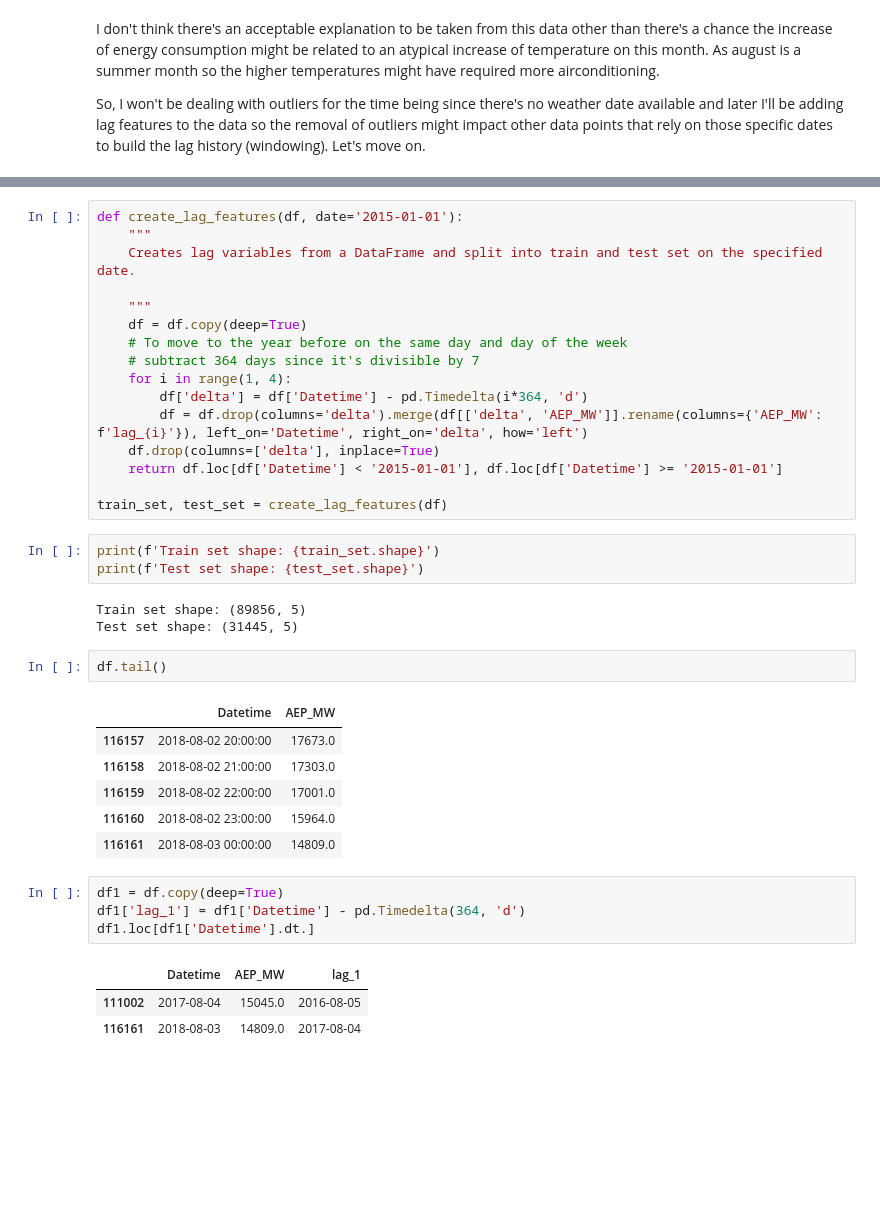
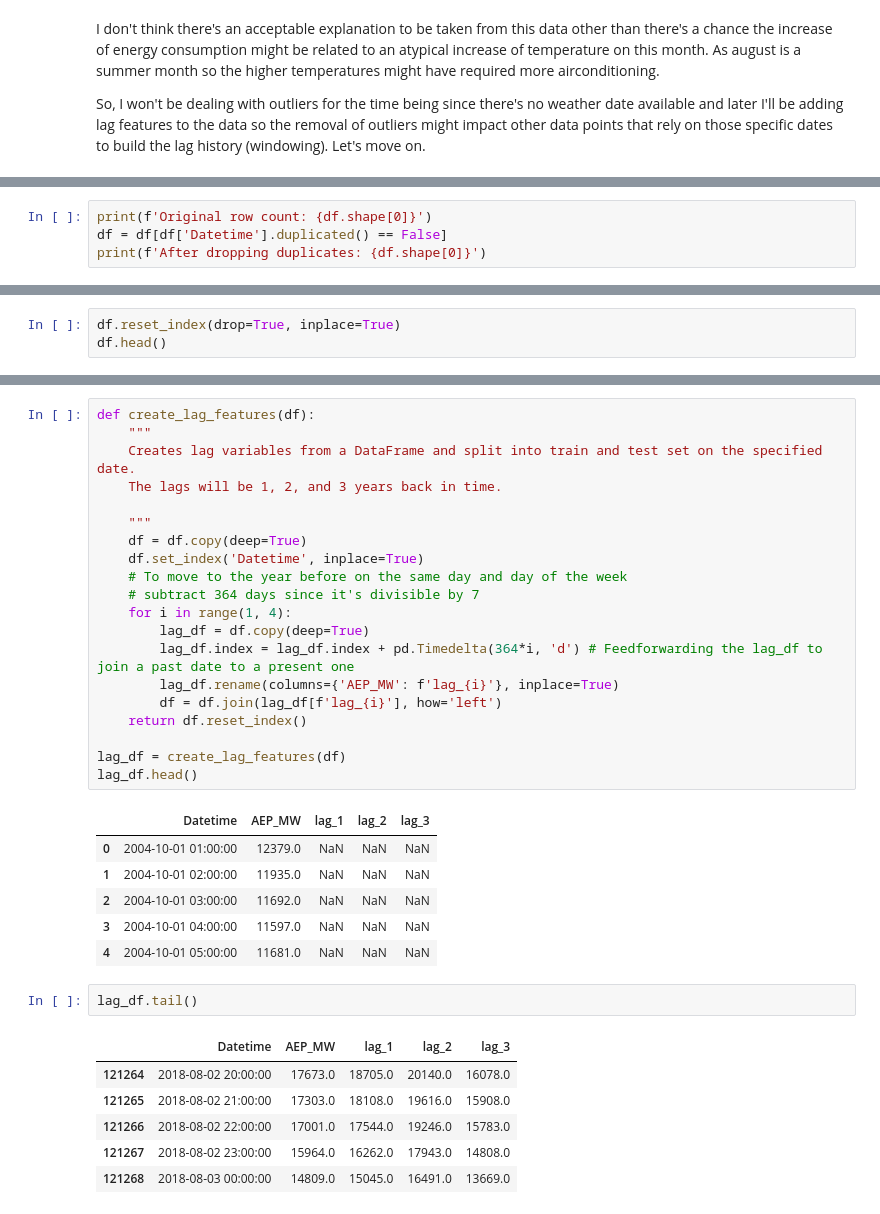
Before and after one commit to brenoingwersen/time-series-forecasting, a Jupyter notebook: Energy Consumption/Notebooks/Energy Consumption_v2.ipynb, the cells around one changed output, grey strips where cells are left out. Cells and saved outputs as stored; diff of their text form; blank space fills up the shorter version.

```diff
--- a/Energy Consumption/Notebooks/Energy Consumption_v2.ipynb
+++ b/Energy Consumption/Notebooks/Energy Consumption_v2.ipynb
@@ -227,0 +247,4 @@ So, I won't be dealing with outliers for the time being since there's no weather
+# %%
+print(f'Original row count: {df.shape[0]}')
+df = df[df['Datetime'].duplicated() == False]
+print(f'After dropping duplicates: {df.shape[0]}')
@@ -227,0 +254,3 @@ So, I won't be dealing with outliers for the time being since there's no weather
+# %%
+df.reset_index(drop=True, inplace=True)
+df.head()
@@ -238,39 +272,36 @@ So, as a rule of thumb the lag features should be as far as I want my model to p
-# %%
-def create_lag_features(df, date='2015-01-01'):
-    """
-    Creates lag variables from a DataFrame and split into train and test set on the specified date.
-
-    """
-    df = df.copy(deep=True)
-    # To move to the year before on the same day and day of the week
-    # subtract 364 days since it's divisible by 7
-    for i in range(1, 4):
-        df['delta'] = df['Datetime'] - pd.Timedelta(i*364, 'd')
-        df = df.drop(columns='delta').merge(df[['delta', 'AEP_MW']].rename(columns={'AEP_MW': f'lag_{i}'}), left_on='Datetime', right_on='delta', how='left')
-    df.drop(columns=['delta'], inplace=True)
-    return df.loc[df['Datetime'] < '2015-01-01'], df.loc[df['Datetime'] >= '2015-01-01']
-
-train_set, test_set = create_lag_features(df)
-# %%
-print(f'Train set shape: {train_set.shape}')
-print(f'Test set shape: {test_set.shape}')
-# %% [output]
-Train set shape: (89856, 5)
-Test set shape: (31445, 5)
-# %%
-df.tail()
-# %% [output]
-|  | Datetime | AEP_MW |
-| 116157 | 2018-08-02 20:00:00 | 17673.0 |
-| 116158 | 2018-08-02 21:00:00 | 17303.0 |
-| 116159 | 2018-08-02 22:00:00 | 17001.0 |
-| 116160 | 2018-08-02 23:00:00 | 15964.0 |
-| 116161 | 2018-08-03 00:00:00 | 14809.0 |
 # %%
-df1 = df.copy(deep=True)
-df1['lag_1'] = df1['Datetime'] - pd.Timedelta(364, 'd')
-df1.loc[df1['Datetime'].dt.]
+def create_lag_features(df):
+    """
+    Creates lag variables from a DataFrame and split into train and test set on the specified date.
+    The lags will be 1, 2, and 3 years back in time.
+
+    """
+    df = df.copy(deep=True)
+    df.set_index('Datetime', inplace=True)
+    # To move to the year before on the same day and day of the week
+    # subtract 364 days since it's divisible by 7
+    for i in range(1, 4):
+        lag_df = df.copy(deep=True)
+        lag_df.index = lag_df.index + pd.Timedelta(364*i, 'd') # Feedforwarding the lag_df to join a past date to a present one
+        lag_df.rename(columns={'AEP_MW': f'lag_{i}'}, inplace=True)
+        df = df.join(lag_df[f'lag_{i}'], how='left')
+    return df.reset_index()
+
+lag_df = create_lag_features(df)
+lag_df.head()
 # %% [output]
-|  | Datetime | AEP_MW | lag_1 |
-| 111002 | 2017-08-04 | 15045.0 | 2016-08-05 |
-| 116161 | 2018-08-03 | 14809.0 | 2017-08-04 |
+|  | Datetime | AEP_MW | lag_1 | lag_2 | lag_3 |
+| 0 | 2004-10-01 01:00:00 | 12379.0 | NaN | NaN | NaN |
+| 1 | 2004-10-01 02:00:00 | 11935.0 | NaN | NaN | NaN |
+| 2 | 2004-10-01 03:00:00 | 11692.0 | NaN | NaN | NaN |
+| 3 | 2004-10-01 04:00:00 | 11597.0 | NaN | NaN | NaN |
+| 4 | 2004-10-01 05:00:00 | 11681.0 | NaN | NaN | NaN |
+# %%
+lag_df.tail()
+# %% [output]
+|  | Datetime | AEP_MW | lag_1 | lag_2 | lag_3 |
+| 121264 | 2018-08-02 20:00:00 | 17673.0 | 18705.0 | 20140.0 | 16078.0 |
+| 121265 | 2018-08-02 21:00:00 | 17303.0 | 18108.0 | 19616.0 | 15908.0 |
+| 121266 | 2018-08-02 22:00:00 | 17001.0 | 17544.0 | 19246.0 | 15783.0 |
+| 121267 | 2018-08-02 23:00:00 | 15964.0 | 16262.0 | 17943.0 | 14808.0 |
+| 121268 | 2018-08-03 00:00:00 | 14809.0 | 15045.0 | 16491.0 | 13669.0 |
```
Also changed, not shown: parts of 87 cells of this notebook.
